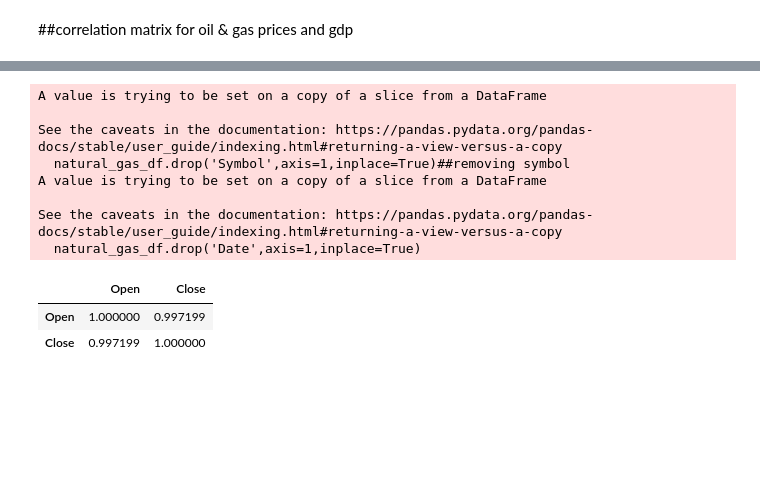
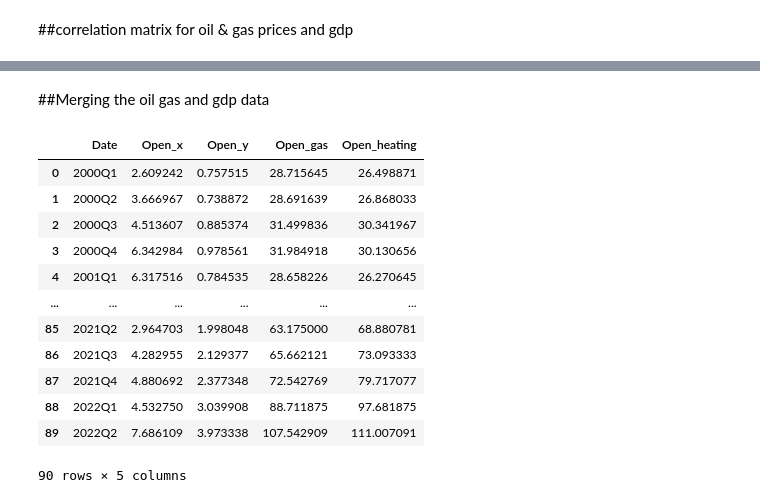
Before and after one commit to moniquebritto21/Firend-zone-, a Jupyter notebook: project.ipynb, the cells around one changed output, grey strips where cells are left out. Cells and saved outputs as stored; diff of their text form; code cells hidden in the pictures; blank space fills up the shorter version.

```diff
--- a/project.ipynb
+++ b/project.ipynb
@@ -771,18 +780,50 @@ See the caveats in the documentation: https://pandas.pydata.org/pandas-docs/stab
-# %%
-#natural gas
-natural_gas_filtered.head()
-natural_gas_df.drop('Symbol',axis=1,inplace=True)##removing symbol
-natural_gas_df.drop('Date',axis=1,inplace=True)
-natural_gas_df.corr()
-# %% [output]
-A value is trying to be set on a copy of a slice from a DataFrame
-
-See the caveats in the documentation: https://pandas.pydata.org/pandas-docs/stable/user_guide/indexing.html#returning-a-view-versus-a-copy
-  natural_gas_df.drop('Symbol',axis=1,inplace=True)##removing symbol
-A value is trying to be set on a copy of a slice from a DataFrame
-
-See the caveats in the documentation: https://pandas.pydata.org/pandas-docs/stable/user_guide/indexing.html#returning-a-view-versus-a-copy
-  natural_gas_df.drop('Date',axis=1,inplace=True)
-|  | Open | Close |
-| Open | 1.000000 | 0.997199 |
-| Close | 0.997199 | 1.000000 |
+# %% [markdown]
+##Merging the oil gas and gdp data
+# %%
+# group oil and gas df by quarters in the year and assign the average to each quarter
+
+#grouping filtered data set
+
+# quarter_df_natural = natural_gas_filtered.groupby(natural_gas_filtered['Date'].dt.to_period('Q'))['Open'].mean()
+# quarter_df_heating = heating_oil_filtered.groupby(heating_oil_filtered['Date'].dt.to_period('Q'))['Open'].mean()
+# quarter_df_crude = crude_oil_filtered.groupby(crude_oil_filtered['Date'].dt.to_period('Q'))['Open'].mean()
+# quarter_df_brent = brent_oil_filtered.groupby(brent_oil_filtered['Date'].dt.to_period('Q'))['Open'].mean()
+
+
+
+quarter_df_natural = (natural_gas_filtered.groupby(natural_gas_filtered['Date'].dt.to_period('Q'))
+                      ['Open'].mean().reset_index())
+quarter_df_heating = (heating_oil_filtered.groupby(heating_oil_filtered['Date'].dt.to_period('Q'))
+                      ['Open'].mean().reset_index())
+quarter_df_crude = (crude_oil_filtered.groupby(crude_oil_filtered['Date'].dt.to_period('Q'))
+                    ['Open'].mean().reset_index())
+quarter_df_brent = (brent_oil_filtered.groupby(brent_oil_filtered['Date'].dt.to_period('Q'))
+                    ['Open'].mean().reset_index())
+
+
+
+#merging quarter data set with common quarters in GDP
+# %%
+#merging all filtered sets
+
+
+
+# Merge the filtered DataFrames on the 'Date' column
+merged_df = pd.merge(quarter_df_natural,  quarter_df_heating, on='Date', how='inner')
+merged_df = pd.merge(merged_df, quarter_df_crude, on='Date', how='inner')
+merged_df= pd.merge(merged_df, quarter_df_brent, on='Date', how='inner', suffixes=('_gas', '_heating'))
+merged_df
+# %% [output]
+|  | Date | Open_x | Open_y | Open_gas | Open_heating |
+| 0 | 2000Q1 | 2.609242 | 0.757515 | 28.715645 | 26.498871 |
+| 1 | 2000Q2 | 3.666967 | 0.738872 | 28.691639 | 26.868033 |
+| 2 | 2000Q3 | 4.513607 | 0.885374 | 31.499836 | 30.341967 |
+| 3 | 2000Q4 | 6.342984 | 0.978561 | 31.984918 | 30.130656 |
+| 4 | 2001Q1 | 6.317516 | 0.784535 | 28.658226 | 26.270645 |
+| ... | ... | ... | ... | ... | ... |
+| 85 | 2021Q2 | 2.964703 | 1.998048 | 63.175000 | 68.880781 |
+| 86 | 2021Q3 | 4.282955 | 2.129377 | 65.662121 | 73.093333 |
+| 87 | 2021Q4 | 4.880692 | 2.377348 | 72.542769 | 79.717077 |
+| 88 | 2022Q1 | 4.532750 | 3.039908 | 88.711875 | 97.681875 |
+| 89 | 2022Q2 | 7.686109 | 3.973338 | 107.542909 | 111.007091 |
+90 rows × 5 columns
```
Also changed, not shown: parts of 17 cells of this notebook.
